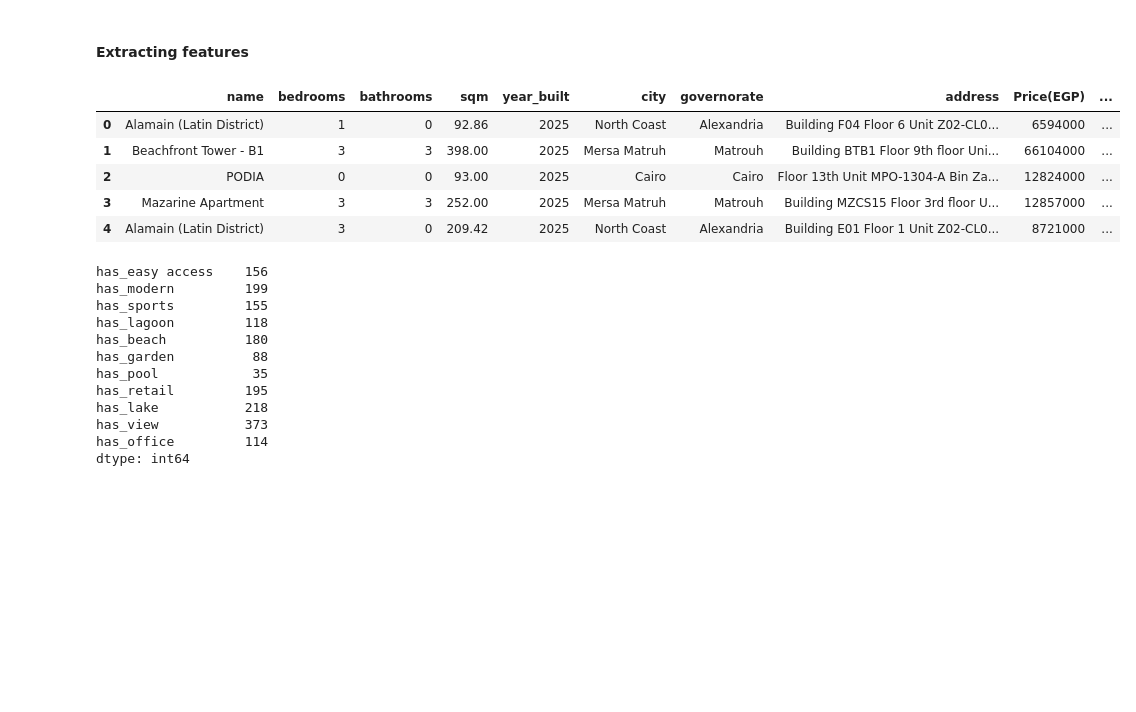
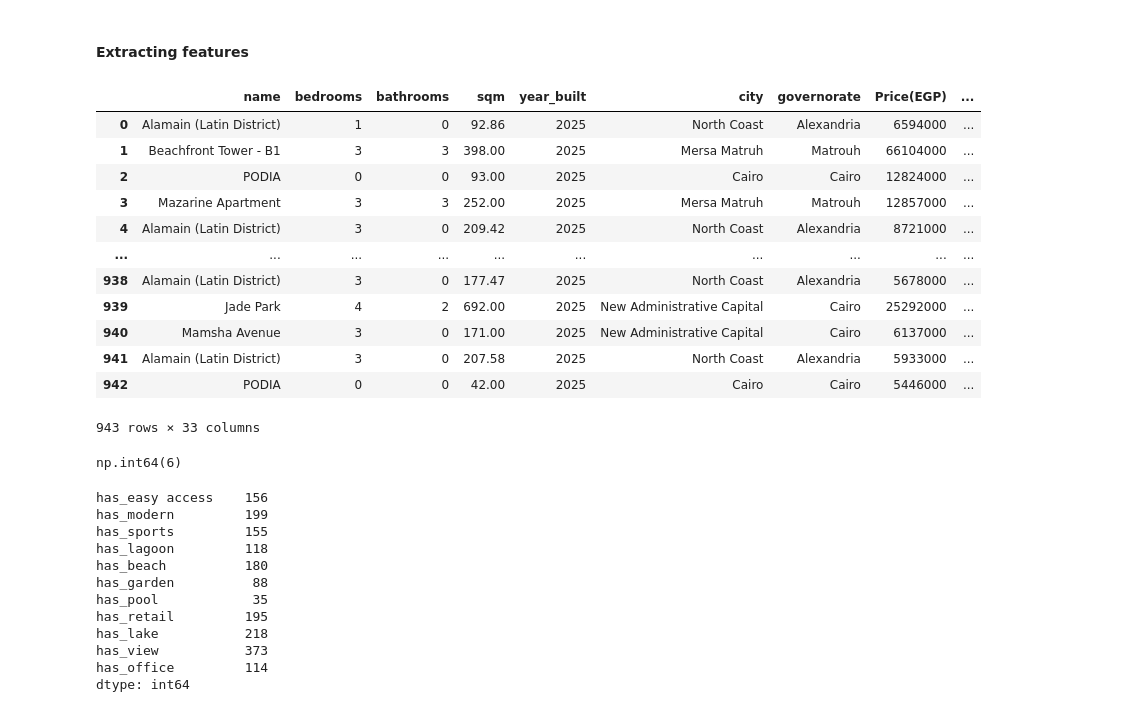
Before and after one commit to MinaAlberDS/Codveda-Internship, a Jupyter notebook: Level 1/Task 2/Data_cleaning.ipynb, the cells around one changed output. Cells and saved outputs as stored; diff of their text form; code cells hidden in the pictures; blank space fills up the shorter version.

```diff
--- a/Level 1/Task 2/Data_cleaning.ipynb
+++ b/Level 1/Task 2/Data_cleaning.ipynb
@@ -146,6 +146,8 @@ re_df["features"]
 1103        [Other, Security Gate, Electricity Available]
 1104    [Other, 24 Hour Security, Fire Alarm, Gate Com...
 Name: features, Length: 943, dtype: object
+# %%
+re_df = re_df.reset_index(drop=True)
 # %% [markdown]
 ## Feature Engineering
 # %% [markdown]
@@ -429,6 +423,7 @@ Name: address, Length: 943, dtype: object
 # %%
-Floor_dummies = pd.get_dummies(Floor_number, dtype=int)# the Floor dummies excluding
-re_df= re_df.join(Floor_dummies)
+Floor_group_dummies = pd.get_dummies(Floor_groups, dtype=int)  # the Floor dummies
+re_df = re_df.join(Floor_group_dummies)
+# re_df.drop("address", axis=1, inplace=True)  # Drop address column if you want
 
 re_df
 # %% [output]
@@ -447,0 +445,12 @@ re_df
+# %%
+re_df["FloorNumber"] = pd.to_numeric(Floor_number, errors="coerce")
+
+# Fill those NaNs logically
+re_df.loc[Floor_number.str.lower() == "mezzanine", "FloorNumber"] = 0.5 # make Mezzanine value to be 0.5
+re_df.loc[Floor_number.str.lower() == "upper", "FloorNumber"] = re_df["FloorNumber"].max() + 1 # and upper the upper floor number in the floor numbers
+
+# convert the data type to integer
+re_df["FloorNumber"] = re_df["FloorNumber"].astype(int)
+# Preview the data, and check the data type
+print(f"Floor number column dtype: {re_df["FloorNumber"].dtype}")
+re_df
@@ -447,0 +474,15 @@ re_df
+# %%
+building_number = re_df["address"].str.extract(r"Building\s*\D*(\d+)", expand=False).astype(float) # Convert them to float as of the NaN values
+re_df["BuildingNumber"] = building_number.fillna(building_number.median()).astype(int) # fill the nan values with median and convert them to int
+
+# do the same process but for unit number
+unit_number = re_df["address"].str.extract(r"Unit\s*\D*(\d+)", expand=False).astype(float)
+re_df["UnitNumber"] = unit_number.fillna(unit_number.median()).astype(int)
+
+# drop address column
+re_df.drop("address", axis = 1, inplace=True)
+# preview the data, and columns data types
+print(f"Building number dtype: {re_df["BuildingNumber"].dtype}")
+print(f"Unit number dtype: {re_df["UnitNumber"].dtype}")
+print(f"Duplicates count: {re_df.duplicated().sum()}") # check the duplicates
+re_df
@@ -460,22 +518,33 @@ re_df["description"][:5].to_list()
 # %%
 def Extract_description_columns(keywords:list):
     """Create boolean columns for each keyword indicating its presence in the description column."""
     for keyword in keywords:
         re_df[f"has_{keyword}"] = re_df["description"].str.lower().str.contains(keyword, regex=True).astype(int)
 
 keywords = ["easy access","modern","sports","lagoon"
             ,"beach","garden","pool","retail", "lake","view","office"]
 
-Extract_description_columns(keywords)
-re_df.drop("description", axis = 1, inplace=True)
-re_df.head()
+Extract_description_columns(keywords) # apply the function
+re_df.drop("description", axis = 1, inplace=True) # drop the description column
+re_df # preview the data
 # %% [output]
-|  | name | bedrooms | bathrooms | sqm | year_built | city | governorate | address | Price(EGP) | ... |
-| 0 | Alamain (Latin District) | 1 | 0 | 92.86 | 2025 | North Coast | Alexandria | Building F04 Floor 6 Unit Z02-CL0... | 6594000 | ... |
-| 1 | Beachfront Tower - B1 | 3 | 3 | 398.00 | 2025 | Mersa Matruh | Matrouh | Building BTB1 Floor 9th floor Uni... | 66104000 | ... |
-| 2 | PODIA | 0 | 0 | 93.00 | 2025 | Cairo | Cairo | Floor 13th Unit MPO-1304-A Bin Za... | 12824000 | ... |
-| 3 | Mazarine Apartment | 3 | 3 | 252.00 | 2025 | Mersa Matruh | Matrouh | Building MZCS15 Floor 3rd floor U... | 12857000 | ... |
-| 4 | Alamain (Latin District) | 3 | 0 | 209.42 | 2025 | North Coast | Alexandria | Building E01 Floor 1 Unit Z02-CL0... | 8721000 | ... |
+|  | name | bedrooms | bathrooms | sqm | year_built | city | governorate | Price(EGP) | ... |
+| 0 | Alamain (Latin District) | 1 | 0 | 92.86 | 2025 | North Coast | Alexandria | 6594000 | ... |
+| 1 | Beachfront Tower - B1 | 3 | 3 | 398.00 | 2025 | Mersa Matruh | Matrouh | 66104000 | ... |
+| 2 | PODIA | 0 | 0 | 93.00 | 2025 | Cairo | Cairo | 12824000 | ... |
+| 3 | Mazarine Apartment | 3 | 3 | 252.00 | 2025 | Mersa Matruh | Matrouh | 12857000 | ... |
+| 4 | Alamain (Latin District) | 3 | 0 | 209.42 | 2025 | North Coast | Alexandria | 8721000 | ... |
+| ... | ... | ... | ... | ... | ... | ... | ... | ... | ... |
+| 938 | Alamain (Latin District) | 3 | 0 | 177.47 | 2025 | North Coast | Alexandria | 5678000 | ... |
+| 939 | Jade Park | 4 | 2 | 692.00 | 2025 | New Administrative Capital | Cairo | 25292000 | ... |
+| 940 | Mamsha Avenue | 3 | 0 | 171.00 | 2025 | New Administrative Capital | Cairo | 6137000 | ... |
+| 941 | Alamain (Latin District) | 3 | 0 | 207.58 | 2025 | North Coast | Alexandria | 5933000 | ... |
+| 942 | PODIA | 0 | 0 | 42.00 | 2025 | Cairo | Cairo | 5446000 | ... |
+943 rows × 33 columns
+# %%
+re_df.duplicated().sum()
+# %% [output]
+np.int64(6)
 # %%
 # Display all columns created for the keywords
 re_df[[f"has_{k}" for k in keywords]].sum()
```
Also changed, not shown: parts of 47 cells of this notebook, 1 other file.
